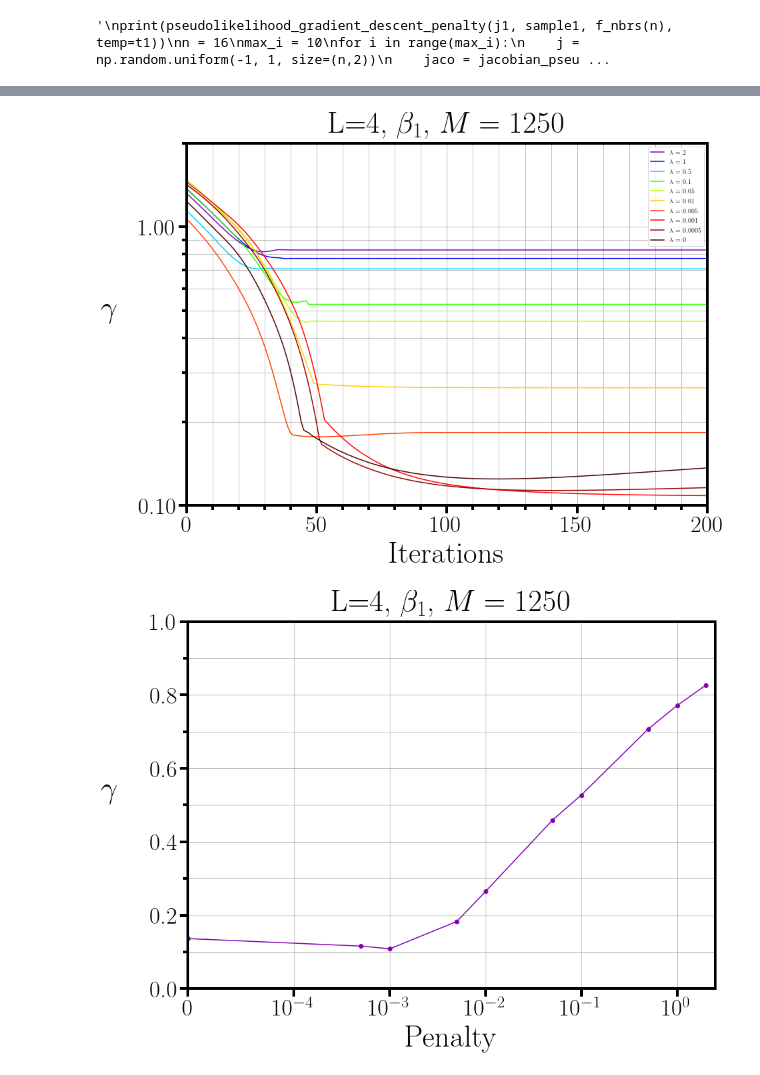
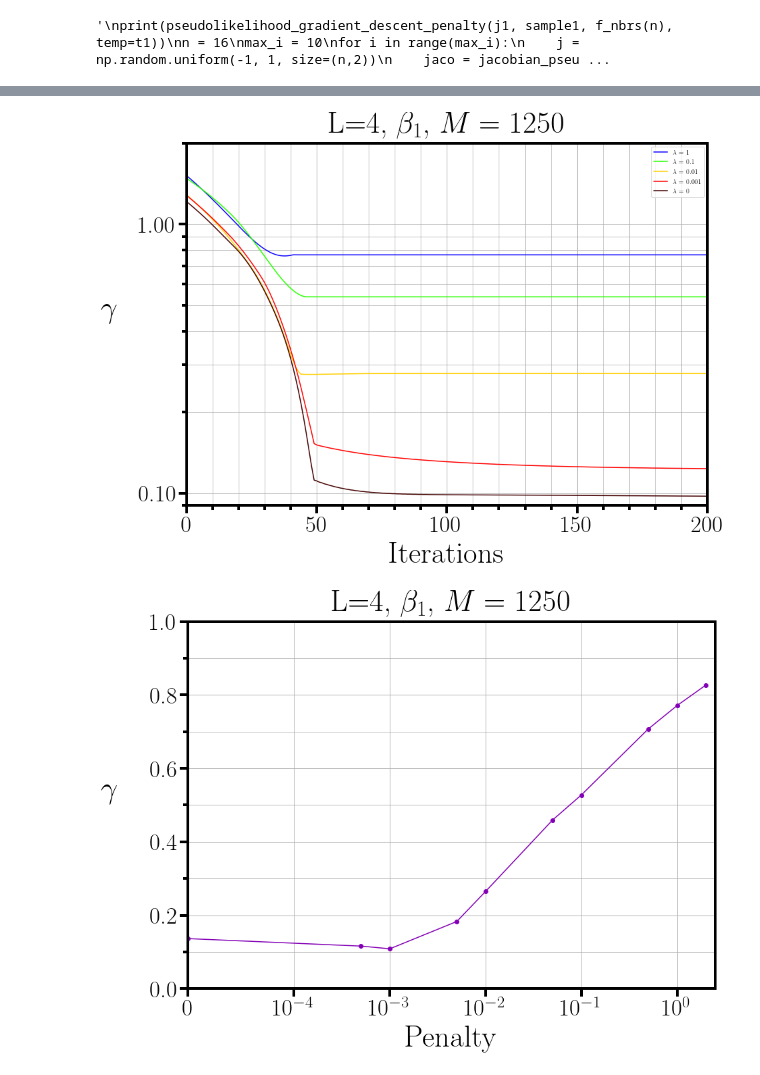
Before and after one commit to pedemonte96/TFG_physics_2019, a Jupyter notebook: gradient_descent/square_bonds_L4_T1_S1_gradient_descent.ipynb, the cells around one changed output, grey strips where cells are left out. Drawn from its saved outputs; the diff is of its cells as text; code cells hidden in the pictures.

Commit message:
plots

```diff
--- a/gradient_descent/square_bonds_L4_T1_S1_gradient_descent.ipynb
+++ b/gradient_descent/square_bonds_L4_T1_S1_gradient_descent.ipynb
@@ -367,24 +370,24 @@ result6 = gradient_descent(lambda j: pseudolikelihood_gradient_descent_penalty(j
 # %%
 colors_dif = [[255,0,0], [255,91,0], [255,198,0], [198,255,0], [91,255,0], [0,255,0], [0,255,91], [0,255,198], [0,198,255], [0,91,255]]
 colors_dif = np.array(colors_dif)/255.0
-
+colors_sp = ['#8300b5', '#0a00ff', '#00cdff', '#28ff00', '#b6ff00', '#ffcf00', '#ff3e00', '#ff0000','#990000', '#440000']
 plt.figure(figsize = (10, 10))
-mk_size=200
+mk_size=50
 ax = plt.axes()
 plt.title(r'L=4, $\beta=\beta_1$, $M=1250$', fontsize=45, y=1.005)
 plt.xlabel(r'$J^{0}_{ij}$', rotation=0, fontsize=45)
 plt.ylabel(r'$J_{ij}$', rotation=0, fontsize=45)
 ax.xaxis.set_label_coords(0.5, -0.1)
-ax.yaxis.set_label_coords(-0.2, 0.5)
-plt.plot((-1, 1), (-1,1), color='#444444', label=r'y=x', zorder=1, linewidth=3, alpha=1)
-plt.scatter(flat_matrix(j1), flat_matrix(result2[0]), color=colors_dif[0], label=r'$\lambda = 1$', zorder=2, marker="o", s=mk_size)
-plt.scatter(flat_matrix(j1), flat_matrix(result4[0]), color=colors_dif[2], label=r'$\lambda = 0.1$', zorder=3, marker="o", s=mk_size)
-plt.scatter(flat_matrix(j1), flat_matrix(result6[0]), color=colors_dif[4], label=r'$\lambda = 0.01$', zorder=4, marker="o", s=mk_size)
-plt.scatter(flat_matrix(j1), flat_matrix(result8[0]), color=colors_dif[6], label=r'$\lambda = 0.001$', zorder=6, marker="o", s=mk_size)
-plt.scatter(flat_matrix(j1), flat_matrix(result10[0]), color=colors_dif[8], label=r'$\lambda = 0$', zorder=5, marker="o", s=mk_size)
+ax.yaxis.set_label_coords(-0.1, 0.5)
+plt.plot((-1.1, 1.1), (-1.1,1.1), color='#444444', label=r'y=x', zorder=1, linewidth=2, alpha=1)
+plt.scatter(flat_matrix(j1), flat_matrix(result2[0]), color=colors_sp[0], label=r'$\lambda = 1$', zorder=2, marker="o", s=mk_size)
+plt.scatter(flat_matrix(j1), flat_matrix(result4[0]), color=colors_sp[2], label=r'$\lambda = 0.1$', zorder=3, marker="o", s=mk_size)
+plt.scatter(flat_matrix(j1), flat_matrix(result6[0]), color=colors_sp[3], label=r'$\lambda = 0.01$', zorder=4, marker="o", s=mk_size)
+plt.scatter(flat_matrix(j1), flat_matrix(result8[0]), color=colors_sp[6], label=r'$\lambda = 0.001$', zorder=6, marker="o", s=mk_size)
+plt.scatter(flat_matrix(j1), flat_matrix(result10[0]), color=colors_sp[8], label=r'$\lambda = 0$', zorder=5, marker="o", s=mk_size)
 
-plt.ylim(-2.0, 2.0)
-plt.xlim(-1, 1)
+plt.ylim(-1.1, 1.1)
+plt.xlim(-1.1, 1.1)
 
 # Make a plot with major ticks that are multiples of 20 and minor ticks that
 # are multiples of 5.  Label major ticks with '%d' formatting but don't label
@@ -407,7 +410,12 @@ ax.tick_params(which='major', length=12)
 ax.tick_params(which='minor', length=7)
 for axis in ['top','bottom','left','right']:
     ax.spines[axis].set_linewidth(4)
-#plt.grid()
+plt.grid()
 plt.legend()
 plt.savefig('scatter_plots_penalty.png', bbox_inches = 'tight')
 plt.show()
+print(np.max(np.abs(result2[0])))
+print(np.max(np.abs(result4[0])))
+print(np.max(np.abs(result6[0])))
+print(np.max(np.abs(result8[0])))
+print(np.max(np.abs(result10[0])))
@@ -414,5 +429,5 @@ plt.show()
 # %%
-x = np.arange(len(result1[2]))
+x = np.arange(len(result2[2]))
 wl=2
 color1, color2, color3 = '#bb0000', '#00bb00', '#0000bb'
 colors_sp = ['#8300b5', '#0a00ff', '#00cdff', '#28ff00', '#b6ff00', '#ffcf00', '#ff3e00', '#ff0000','#990000', '#440000']
@@ -425,15 +440,15 @@ plt.xlabel(r'Iterations', rotation=0, fontsize=45)
 plt.ylabel(r'$\gamma$', rotation=0, fontsize=45)
 ax.xaxis.set_label_coords(0.5, -0.1)
 ax.yaxis.set_label_coords(-0.15, 0.5)
-plt.plot(x, result1[2], color=colors_sp[0], label=r'$\lambda$ = 2')
+#plt.plot(x, result1[2], color=colors_sp[0], label=r'$\lambda$ = 2')
 plt.plot(x, result2[2], color=colors_sp[1], label=r'$\lambda$ = 1')
-plt.plot(x, result3[2], color=colors_sp[2], label=r'$\lambda$ = 0.5')
+#plt.plot(x, result3[2], color=colors_sp[2], label=r'$\lambda$ = 0.5')
 plt.plot(x, result4[2], color=colors_sp[3], label=r'$\lambda$ = 0.1')
-plt.plot(x, result5[2], color=colors_sp[4], label=r'$\lambda$ = 0.05')
+#plt.plot(x, result5[2], color=colors_sp[4], label=r'$\lambda$ = 0.05')
 plt.plot(x, result6[2], color=colors_sp[5], label=r'$\lambda$ = 0.01')
-plt.plot(x, result7[2], color=colors_sp[6], label=r'$\lambda$ = 0.005')
+#plt.plot(x, result7[2], color=colors_sp[6], label=r'$\lambda$ = 0.005')
 plt.plot(x, result8[2], color=colors_sp[7], label=r'$\lambda$ = 0.001')
-plt.plot(x, result9[2], color=colors_sp[8], label=r'$\lambda$ = 0.0005')
+#plt.plot(x, result9[2], color=colors_sp[8], label=r'$\lambda$ = 0.0005')
 plt.plot(x, result10[2], color=colors_sp[9], label=r'$\lambda$ = 0')
 #avg = np.mean(np.vstack((result1[2],result2[2],result3[2],result4[2],result5[2],result6[2],
 #                         result7[2],result8[2],result9[2],result10[2])), axis=0)
@@ -443,36 +458,36 @@ plt.plot(x, result10[2], color=colors_sp[9], label=r'$\lambda$ = 0')
 #write_error_to_file('L4_T1_S1_error_m12500_t200_std.txt', std)
 #plt.fill_between(x, avg - std, avg + std, color=color1, alpha=0.2)
 #plt.plot(x, avg, color=color1, linewidth=wl)
 #plt.plot((np.max(x)*0.9, np.max(x)*0.9), (1e-2,2), color='#55ff00', label='y=x', zorder=1, linewidth=3, alpha=1)
 #plt.plot(x, result2[1], color='#00bb00')
 #plt.plot(x, result3[1], color='#0000bb')
 plt.yscale('log')
-plt.ylim(1e-1, 2)
+plt.ylim(9e-2, 2)
 plt.xlim(0, np.max(x))
 
 # Make a plot with major ticks that are multiples of 20 and minor ticks that
 # are multiples of 5.  Label major ticks with '%d' formatting but don't label
 # minor ticks.
 ax.xaxis.set_major_locator(MultipleLocator(50))
 ax.xaxis.set_major_formatter(FormatStrFormatter('%d'))
 # For the minor ticks, use no labels; default NullFormatter.
 ax.xaxis.set_minor_locator(MultipleLocator(10))
 ax.yaxis.set_major_formatter(FormatStrFormatter('%.2f'))
 
 plt.xticks(fontsize=35)
 plt.yticks(fontsize=35)
 ax.tick_params(which='both', width=4)
 ax.tick_params(which='major', length=12)
 ax.tick_params(which='minor', length=7)
 for axis in ['top','bottom','left','right']:
     ax.spines[axis].set_linewidth(4)
 plt.legend()
 #plt.setp( ax.xaxis.get_majorticklabels(), rotation=-45, ha="left", rotation_mode="anchor")
 plt.grid(True, which='both')
-#plt.savefig('error_L4_T1_M1250_t200_penalties.png', bbox_inches = 'tight')
+plt.savefig('error_L4_T1_M1250_t200_penalties2.png', bbox_inches = 'tight')
 plt.show()
 # %% [output]
-[figure, old version]
+[figure, new version]
 # %%
 final_errors = [result1[2][-1], result2[2][-1], result3[2][-1], result4[2][-1], result5[2][-1],
                 result6[2][-1], result7[2][-1], result8[2][-1], result9[2][-1], result10[2][-1]]
```
Also changed, not shown: parts of 3 cells of this notebook, 3 other files.
